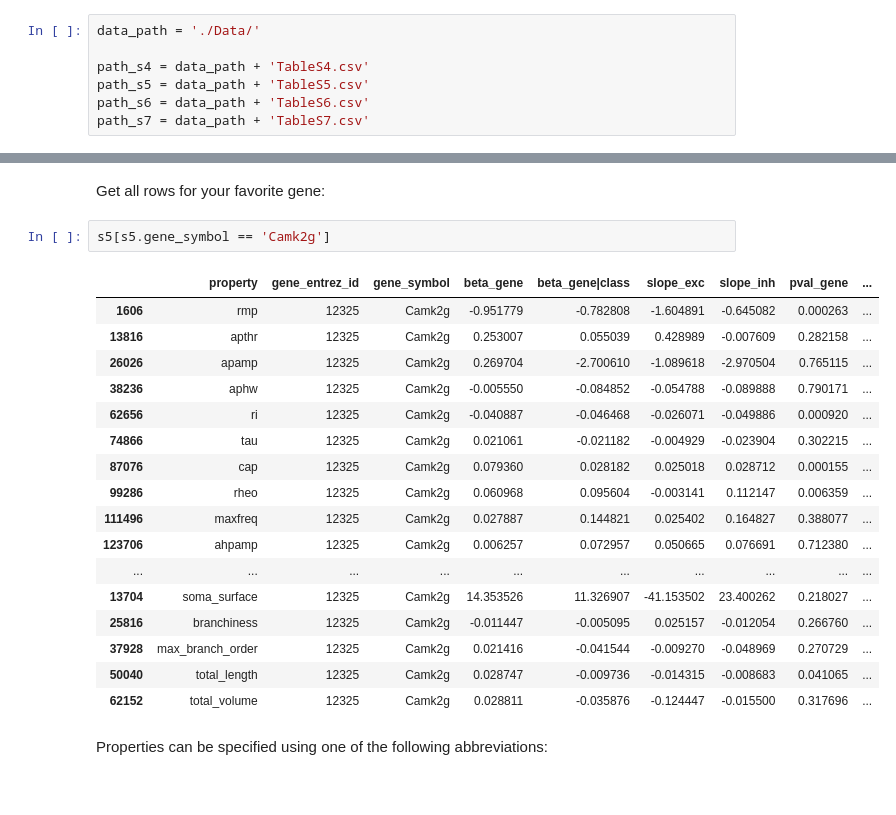
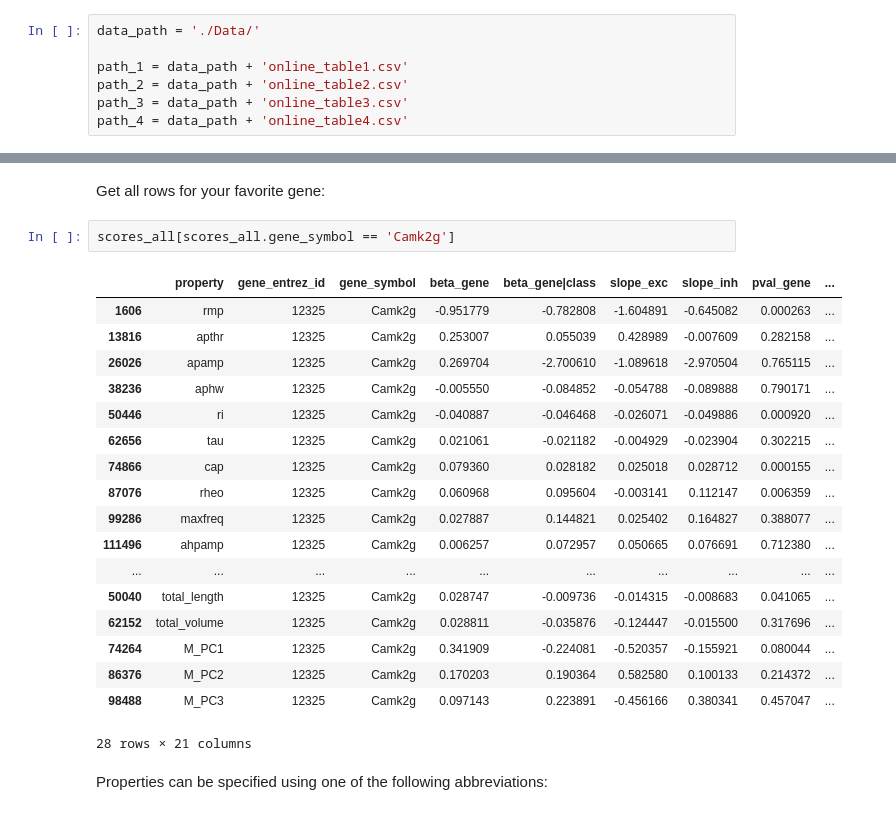
Before and after one commit to PavlidisLab/transcriptomic_correlates, a Jupyter notebook: Plotting Tools.ipynb, the cells around one changed output, grey strips where cells are left out. Saved outputs shown, nothing was run; the diff lists cells and outputs as text.

```diff
--- a/Plotting Tools.ipynb
+++ b/Plotting Tools.ipynb
@@ -16,10 +16,10 @@ Enter the path where you saved the files:
 # %%
 data_path = './Data/'
 
-path_s4 = data_path + 'TableS4.csv'
-path_s5 = data_path + 'TableS5.csv'
-path_s6 = data_path + 'TableS6.csv'
-path_s7 = data_path + 'TableS7.csv'
+path_1 = data_path + 'online_table1.csv'
+path_2 = data_path + 'online_table2.csv'
+path_3 = data_path + 'online_table3.csv'
+path_4 = data_path + 'online_table4.csv'
 # %% [markdown]
 Run the next cell to load the data and get everything set up:
 - Import libraries
@@ -287,25 +332,26 @@ s4.head()
 # %% [markdown]
 Get all rows for your favorite gene:
 # %%
-s5[s5.gene_symbol == 'Camk2g']
+scores_all[scores_all.gene_symbol == 'Camk2g']
 # %% [output]
 |  | property | gene_entrez_id | gene_symbol | beta_gene | beta_gene|class | slope_exc | slope_inh | pval_gene | ... |
 | 1606 | rmp | 12325 | Camk2g | -0.951779 | -0.782808 | -1.604891 | -0.645082 | 0.000263 | ... |
 | 13816 | apthr | 12325 | Camk2g | 0.253007 | 0.055039 | 0.428989 | -0.007609 | 0.282158 | ... |
 | 26026 | apamp | 12325 | Camk2g | 0.269704 | -2.700610 | -1.089618 | -2.970504 | 0.765115 | ... |
 | 38236 | aphw | 12325 | Camk2g | -0.005550 | -0.084852 | -0.054788 | -0.089888 | 0.790171 | ... |
-| 62656 | ri | 12325 | Camk2g | -0.040887 | -0.046468 | -0.026071 | -0.049886 | 0.000920 | ... |
-| 74866 | tau | 12325 | Camk2g | 0.021061 | -0.021182 | -0.004929 | -0.023904 | 0.302215 | ... |
-| 87076 | cap | 12325 | Camk2g | 0.079360 | 0.028182 | 0.025018 | 0.028712 | 0.000155 | ... |
-| 99286 | rheo | 12325 | Camk2g | 0.060968 | 0.095604 | -0.003141 | 0.112147 | 0.006359 | ... |
-| 111496 | maxfreq | 12325 | Camk2g | 0.027887 | 0.144821 | 0.025402 | 0.164827 | 0.388077 | ... |
-| 123706 | ahpamp | 12325 | Camk2g | 0.006257 | 0.072957 | 0.050665 | 0.076691 | 0.712380 | ... |
+| 50446 | ri | 12325 | Camk2g | -0.040887 | -0.046468 | -0.026071 | -0.049886 | 0.000920 | ... |
+| 62656 | tau | 12325 | Camk2g | 0.021061 | -0.021182 | -0.004929 | -0.023904 | 0.302215 | ... |
+| 74866 | cap | 12325 | Camk2g | 0.079360 | 0.028182 | 0.025018 | 0.028712 | 0.000155 | ... |
+| 87076 | rheo | 12325 | Camk2g | 0.060968 | 0.095604 | -0.003141 | 0.112147 | 0.006359 | ... |
+| 99286 | maxfreq | 12325 | Camk2g | 0.027887 | 0.144821 | 0.025402 | 0.164827 | 0.388077 | ... |
+| 111496 | ahpamp | 12325 | Camk2g | 0.006257 | 0.072957 | 0.050665 | 0.076691 | 0.712380 | ... |
 | ... | ... | ... | ... | ... | ... | ... | ... | ... | ... |
-| 13704 | soma_surface | 12325 | Camk2g | 14.353526 | 11.326907 | -41.153502 | 23.400262 | 0.218027 | ... |
-| 25816 | branchiness | 12325 | Camk2g | -0.011447 | -0.005095 | 0.025157 | -0.012054 | 0.266760 | ... |
-| 37928 | max_branch_order | 12325 | Camk2g | 0.021416 | -0.041544 | -0.009270 | -0.048969 | 0.270729 | ... |
 | 50040 | total_length | 12325 | Camk2g | 0.028747 | -0.009736 | -0.014315 | -0.008683 | 0.041065 | ... |
 | 62152 | total_volume | 12325 | Camk2g | 0.028811 | -0.035876 | -0.124447 | -0.015500 | 0.317696 | ... |
+| 74264 | M_PC1 | 12325 | Camk2g | 0.341909 | -0.224081 | -0.520357 | -0.155921 | 0.080044 | ... |
+| 86376 | M_PC2 | 12325 | Camk2g | 0.170203 | 0.190364 | 0.582580 | 0.100133 | 0.214372 | ... |
+| 98488 | M_PC3 | 12325 | Camk2g | 0.097143 | 0.223891 | -0.456166 | 0.380341 | 0.457047 | ... |
+28 rows × 21 columns
 # %% [markdown]
 Properties can be specified using one of the following abbreviations:
 # %%
```
Also changed, not shown: parts of 48 cells of this notebook, 13 other files.
